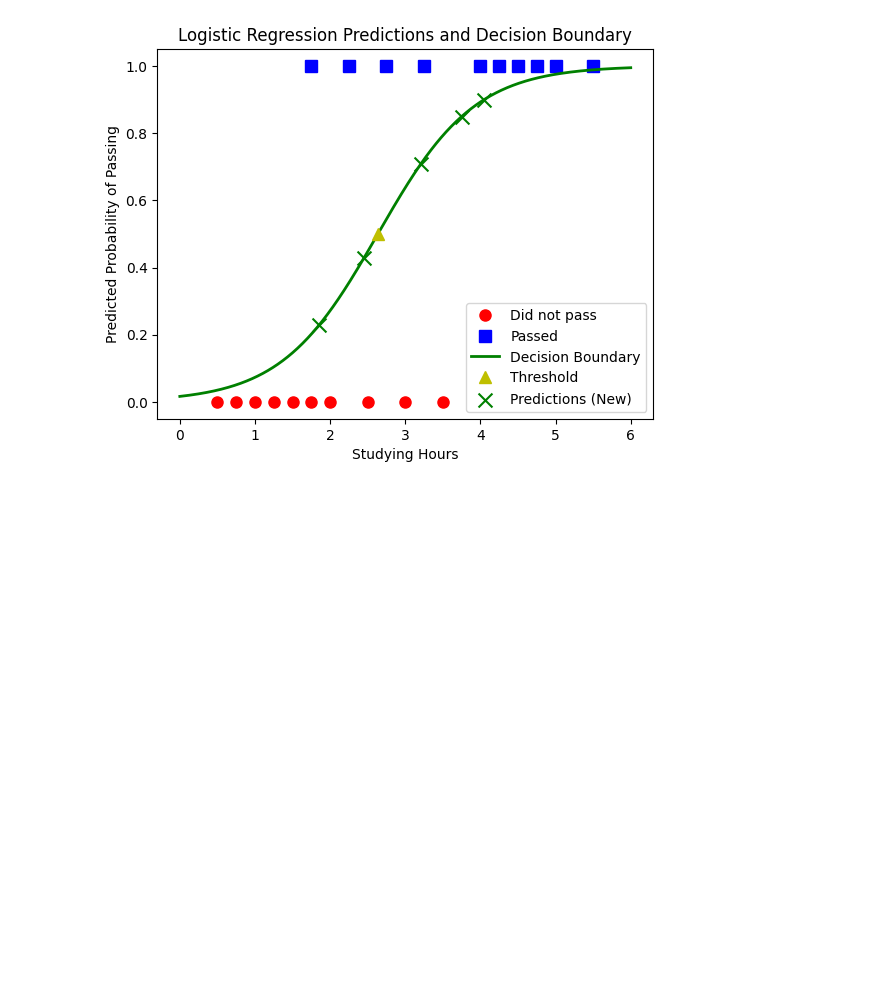
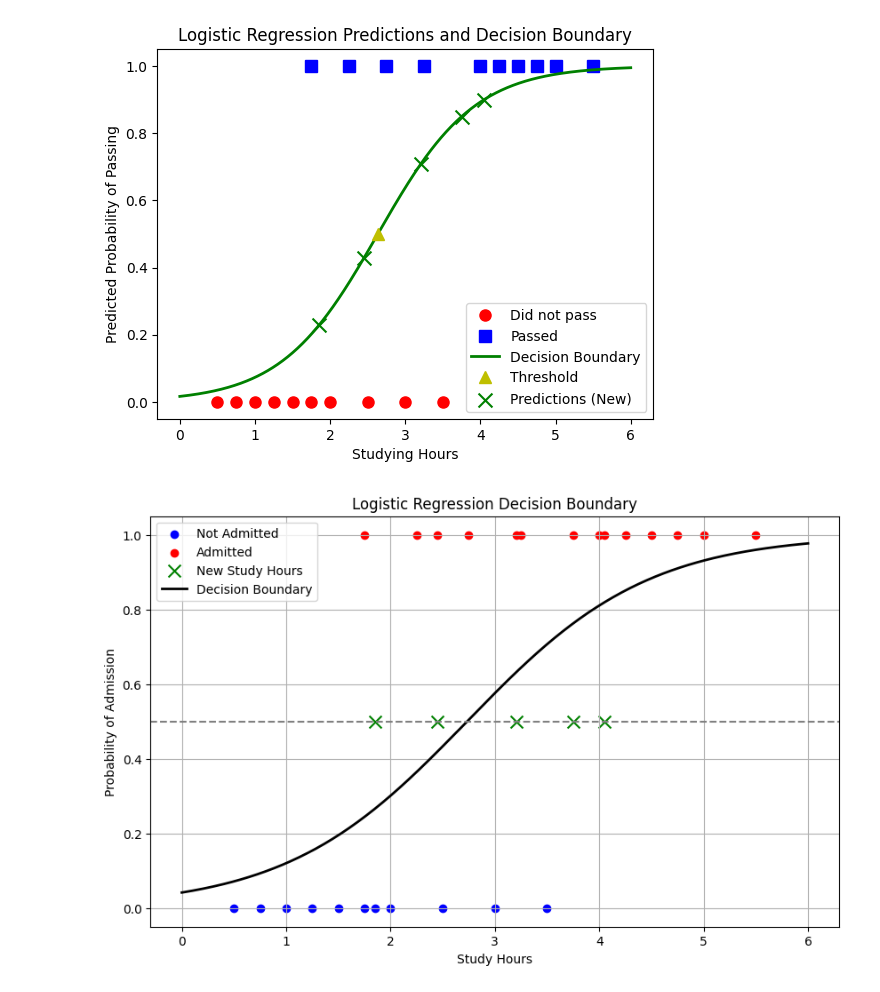
Before and after one commit to yuk068/machine-learning-mat3533, a Jupyter notebook: Jupyter/logr-assignment/example1_study_time.ipynb, the cells around one changed output. Cells and saved outputs as stored; diff of their text form; code cells hidden in the pictures; blank space fills up the shorter version.

```diff
--- a/Jupyter/logr-assignment/example1_study_time.ipynb
+++ b/Jupyter/logr-assignment/example1_study_time.ipynb
@@ -110,3 +109,39 @@ Study hours: 3.75, Predicted pass probability: 0.8494
 Study hours: 3.21, Predicted pass probability: 0.7092
 Study hours: 4.05, Predicted pass probability: 0.8999
 [figure]
+# %%
+# Scikit-learn Logistic Regression implementation
+
+# Prepare features and labels for training
+X_train = X[1].reshape(-1, 1)
+y_train = y
+
+# Initialize and fit the logistic regression model
+log_reg = LogisticRegression()
+log_reg.fit(X_train, y_train)
+
+# Function to plot the decision boundary
+def plot_decision_boundary(model, X, y, title):
+    x_range = np.linspace(0, 6, 300).reshape(-1, 1)
+    y_proba = model.predict_proba(x_range)[:, 1]
+
+    plt.figure(figsize=(10, 6))
+    plt.scatter(X[y == 0], y[y == 0], color='blue', label='Not Admitted')
+    plt.scatter(X[y == 1], y[y == 1], color='red', label='Admitted')
+    plt.scatter(new_study_hours, [0.5]*len(new_study_hours), color='green', marker='x', s=100, label='New Study Hours')
+    plt.plot(x_range, y_proba, color='black', linewidth=2, label='Decision Boundary')
+    plt.axhline(0.5, color='gray', linestyle='--')
+    plt.title(title)
+    plt.xlabel('Study Hours')
+    plt.ylabel('Probability of Admission')
+    plt.legend()
+    plt.grid()
+    plt.show()
+
+new_X = np.concatenate((X_train, new_study_hours.reshape(-1, 1)), axis=0)
+new_y = np.concatenate((y_train, np.array([1, 0, 1, 1, 1])))
+
+# Plot decision boundary after adding new data
+plot_decision_boundary(log_reg, new_X, new_y, title='Logistic Regression Decision Boundary')
+# %% [output]
+[figure, added]
```
Also changed, not shown: parts of 4 cells of this notebook, 7 other files.
